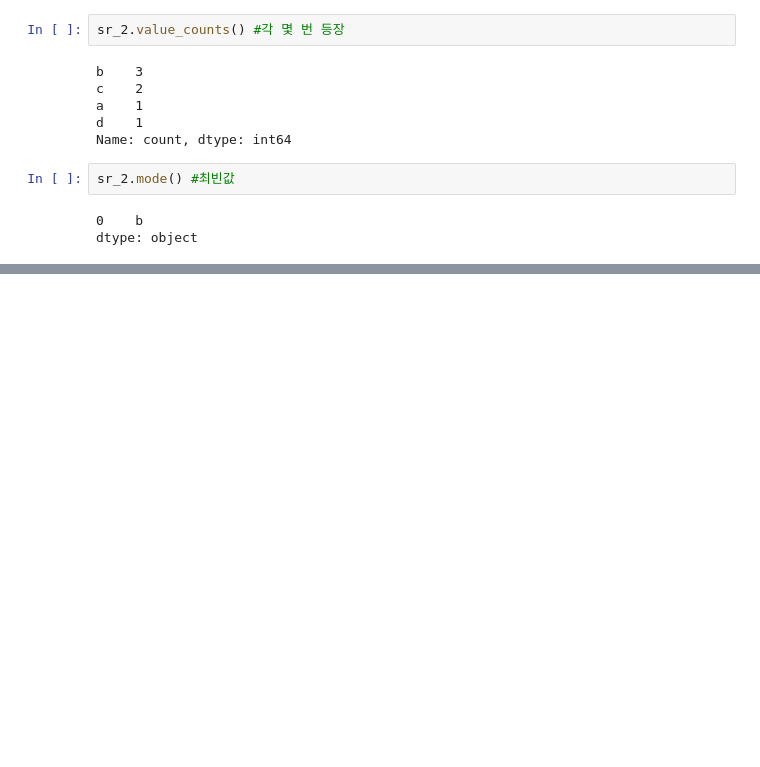
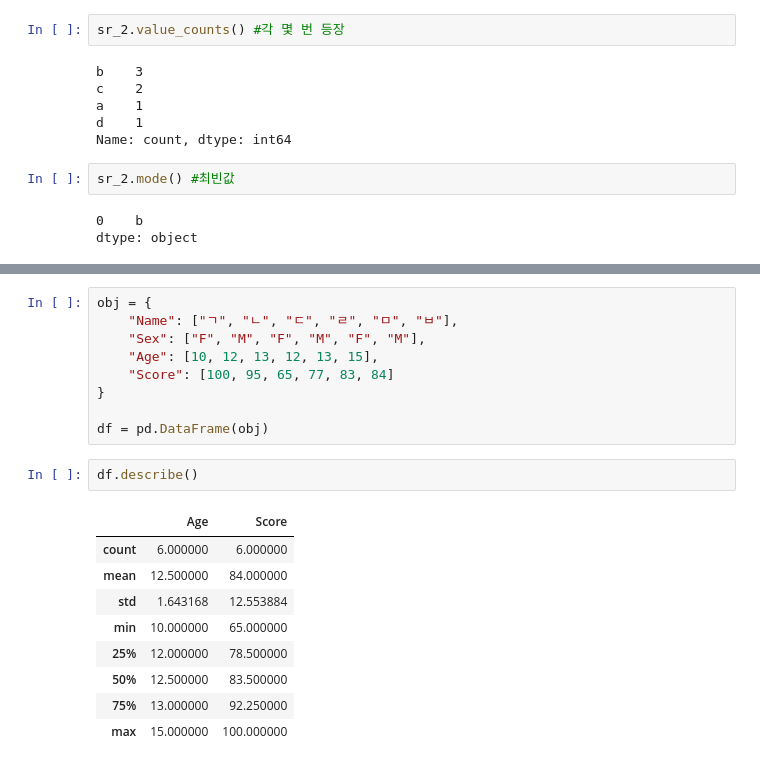
Before and after one commit to bol7979/PY_B_YNU, a Jupyter notebook: 2-2_Pandas데이터다루기/1_Series_DataFrame.ipynb, the cells around one changed output, grey strips where cells are left out. Drawn from its saved outputs; the diff is of its cells as text; blank space fills up the shorter version.

```diff
--- a/2-2_Pandas데이터다루기/1_Series_DataFrame.ipynb
+++ b/2-2_Pandas데이터다루기/1_Series_DataFrame.ipynb
@@ -233,0 +497,21 @@ dtype: object
+# %%
+obj = {
+    "Name": ["ㄱ", "ㄴ", "ㄷ", "ㄹ", "ㅁ", "ㅂ"],
+    "Sex": ["F", "M", "F", "M", "F", "M"],
+    "Age": [10, 12, 13, 12, 13, 15],
+    "Score": [100, 95, 65, 77, 83, 84]
+}
+
+df = pd.DataFrame(obj)
+# %%
+df.describe()
+# %% [output]
+|  | Age | Score |
+| count | 6.000000 | 6.000000 |
+| mean | 12.500000 | 84.000000 |
+| std | 1.643168 | 12.553884 |
+| min | 10.000000 | 65.000000 |
+| 25% | 12.000000 | 78.500000 |
+| 50% | 12.500000 | 83.500000 |
+| 75% | 13.000000 | 92.250000 |
+| max | 15.000000 | 100.000000 |
```
Also changed, not shown: parts of 30 cells of this notebook, 3 other files.
